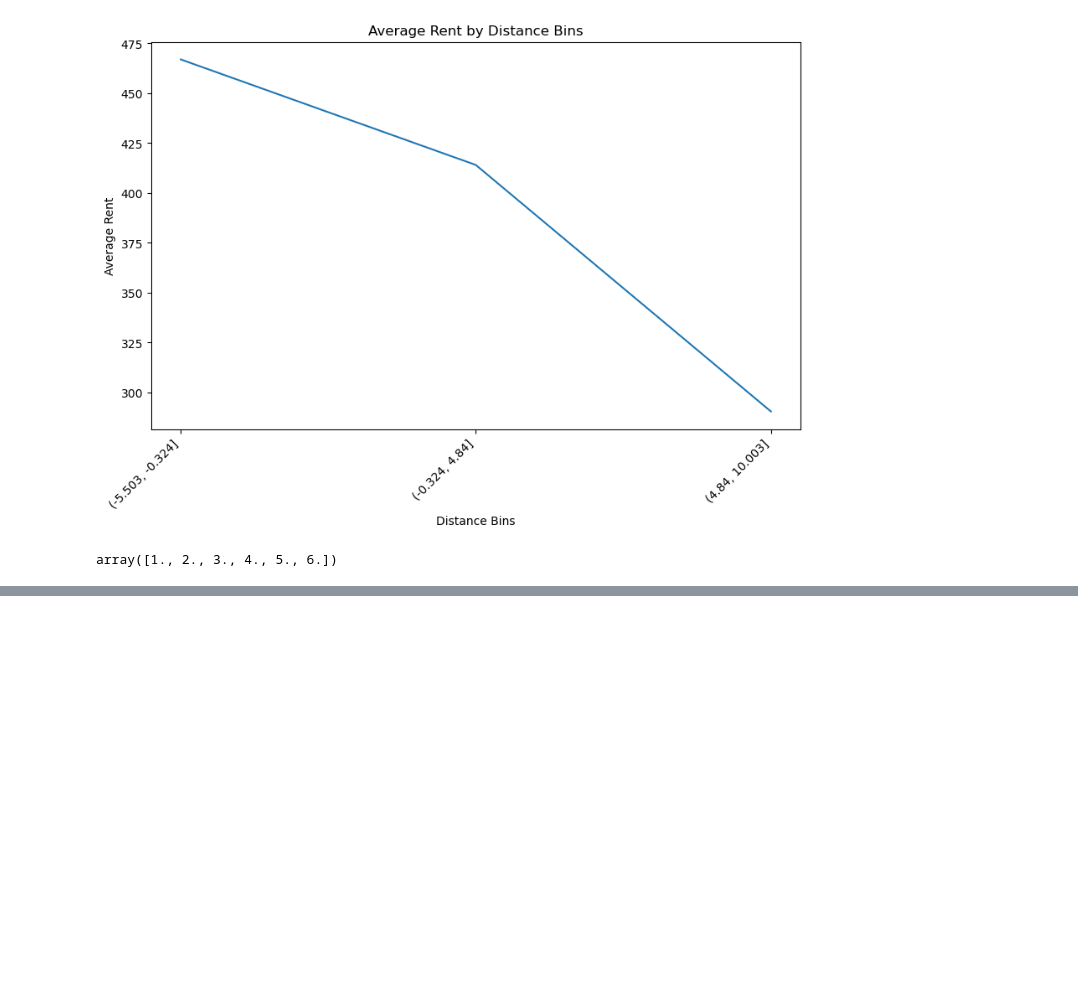
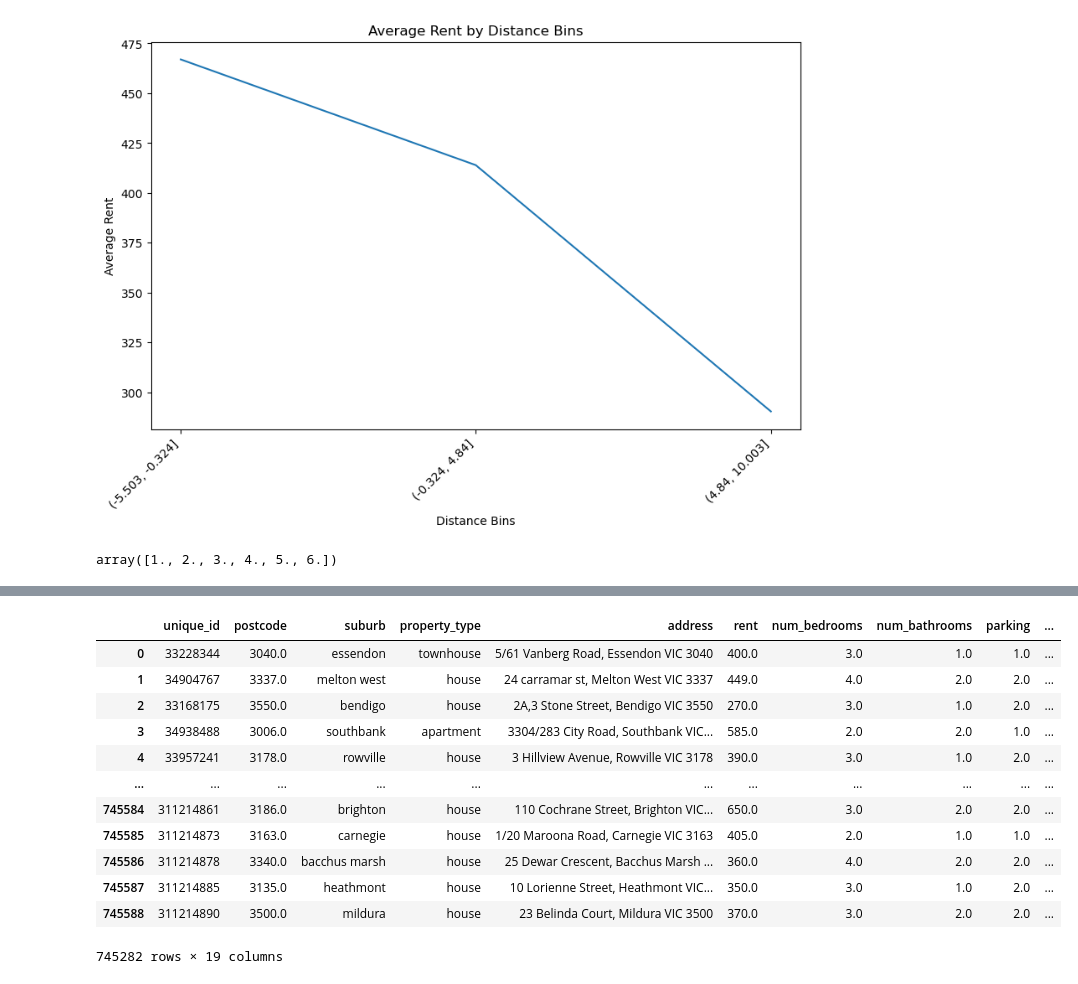
Before and after one commit to MAST30034-AppliedDataScience/project-2-group-real-estate-industry-project-32, a Jupyter notebook: notebooks/oldhouse_analysis_forcast.ipynb, the cells around one changed output, grey strips where cells are left out. Drawn from its saved outputs; the diff is of its cells as text; code cells hidden in the pictures; blank space fills up the shorter version.

```diff
--- a/notebooks/oldhouse_analysis_forcast.ipynb
+++ b/notebooks/oldhouse_analysis_forcast.ipynb
@@ -250,0 +236,19 @@ plt.show()
+# %%
+df_w_sa2 = df_w_sa2.drop(columns=['log_distance', 'distance_bins', 'index_right',])
+df_w_sa2.to_csv('../data/raw/trainstation_sa2_perhouse.csv', index=False)
+# %%
+df_w_sa2
+# %% [output]
+|  | unique_id | postcode | suburb | property_type | address | rent | num_bedrooms | num_bathrooms | parking | ... |
+| 0 | 33228344 | 3040.0 | essendon | townhouse | 5/61 Vanberg Road, Essendon VIC 3040 | 400.0 | 3.0 | 1.0 | 1.0 | ... |
+| 1 | 34904767 | 3337.0 | melton west | house | 24 carramar st, Melton West VIC 3337 | 449.0 | 4.0 | 2.0 | 2.0 | ... |
+| 2 | 33168175 | 3550.0 | bendigo | house | 2A,3 Stone Street, Bendigo VIC 3550 | 270.0 | 3.0 | 1.0 | 2.0 | ... |
+| 3 | 34938488 | 3006.0 | southbank | apartment | 3304/283 City Road, Southbank VIC... | 585.0 | 2.0 | 2.0 | 1.0 | ... |
+| 4 | 33957241 | 3178.0 | rowville | house | 3 Hillview Avenue, Rowville VIC 3178 | 390.0 | 3.0 | 1.0 | 2.0 | ... |
+| ... | ... | ... | ... | ... | ... | ... | ... | ... | ... | ... |
+| 745584 | 311214861 | 3186.0 | brighton | house | 110 Cochrane Street, Brighton VIC... | 650.0 | 3.0 | 2.0 | 2.0 | ... |
+| 745585 | 311214873 | 3163.0 | carnegie | house | 1/20 Maroona Road, Carnegie VIC 3163 | 405.0 | 2.0 | 1.0 | 1.0 | ... |
+| 745586 | 311214878 | 3340.0 | bacchus marsh | house | 25 Dewar Crescent, Bacchus Marsh ... | 360.0 | 4.0 | 2.0 | 2.0 | ... |
+| 745587 | 311214885 | 3135.0 | heathmont | house | 10 Lorienne Street, Heathmont VIC... | 350.0 | 3.0 | 1.0 | 2.0 | ... |
+| 745588 | 311214890 | 3500.0 | mildura | house | 23 Belinda Court, Mildura VIC 3500 | 370.0 | 3.0 | 2.0 | 2.0 | ... |
+745282 rows × 19 columns
```
Also changed, not shown: parts of 6 cells of this notebook, 1 other file.
